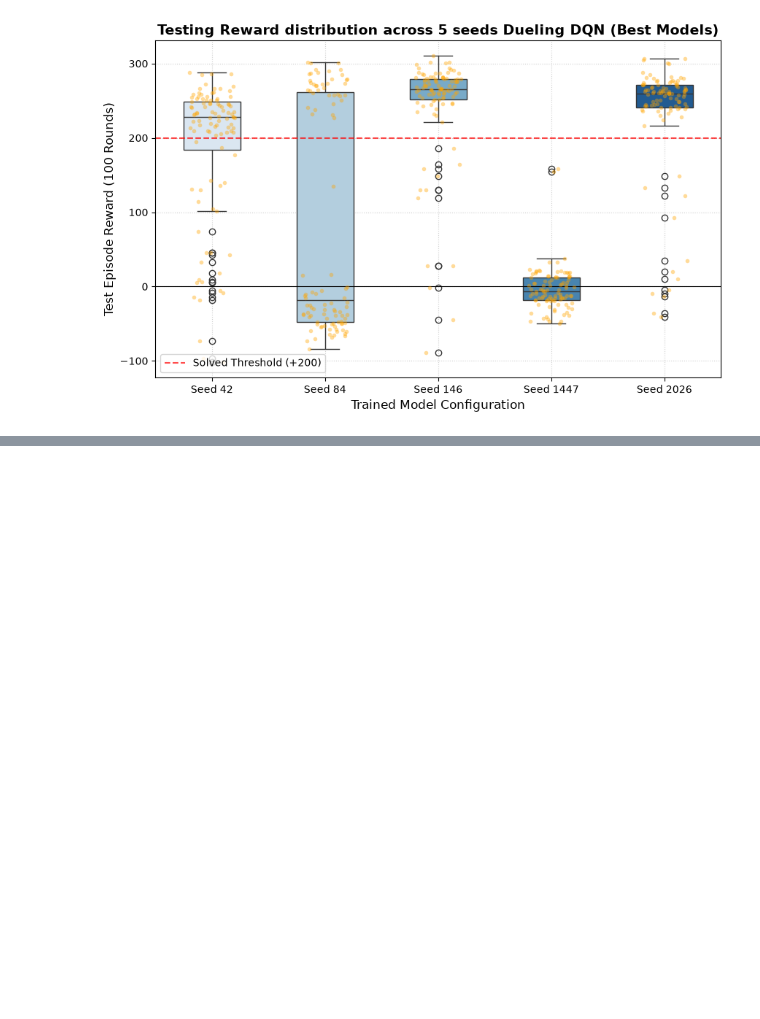
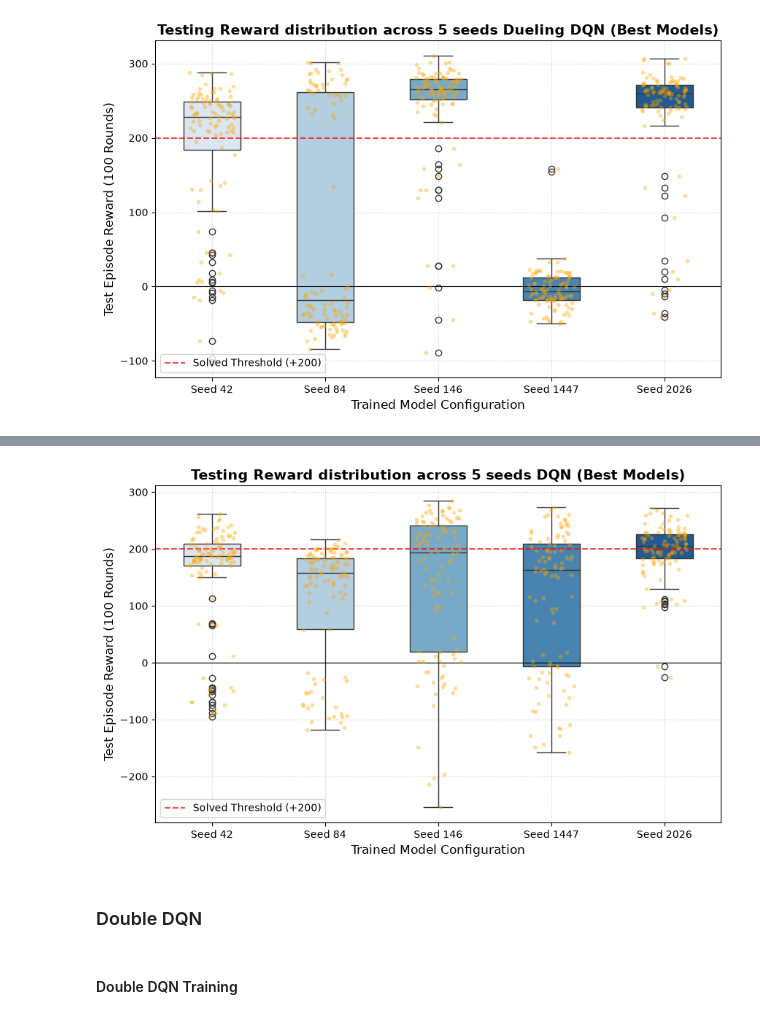
Before and after one commit to AhmedEl-Shamy/Benchmarking-RL-Algorithms-on-LunarLander-v3, a Jupyter notebook: dqn_algorithms_experiments/RL_Project.ipynb, the cells around one changed output, grey strips where cells are left out. Drawn from its saved outputs; the diff is of its cells as text; code cells hidden in the pictures; blank space fills up the shorter version.

```diff
--- a/dqn_algorithms_experiments/RL_Project.ipynb
+++ b/dqn_algorithms_experiments/RL_Project.ipynb
@@ -885,0 +1114,24 @@ plt.show()
+# %%
+plt.figure(figsize=(10, 6))
+
+sns.boxplot(data=list(all_test_rewards_data.values()), palette="Blues", width=0.5)
+sns.stripplot(data=list(all_test_rewards_data.values()), color="orange", alpha=0.4, size=4, jitter=0.2)
+
+plt.xticks(ticks=range(len(final_seeds)), labels=list(all_test_rewards_data.keys()))
+
+plt.axhline(y=200, color='red', linestyle='--', alpha=0.7, label='Solved Threshold (+200)')
+plt.axhline(y=0, color='black', linestyle='-', linewidth=0.8)
+
+plt.title("Testing Reward distribution across 5 seeds DQN (Best Models)", fontsize=14, fontweight='bold')
+plt.xlabel("Trained Model Configuration", fontsize=12)
+plt.ylabel("Test Episode Reward (100 Rounds)", fontsize=12)
+plt.legend(loc="lower left")
+plt.grid(True, linestyle=':', alpha=0.6)
+
+plt.show()
+# %% [output]
+[figure, added]
+# %% [markdown]
+### Double DQN
+# %% [markdown]
+#### Double DQN Training
```
Also changed, not shown: parts of 13 cells of this notebook, 21 other files.
